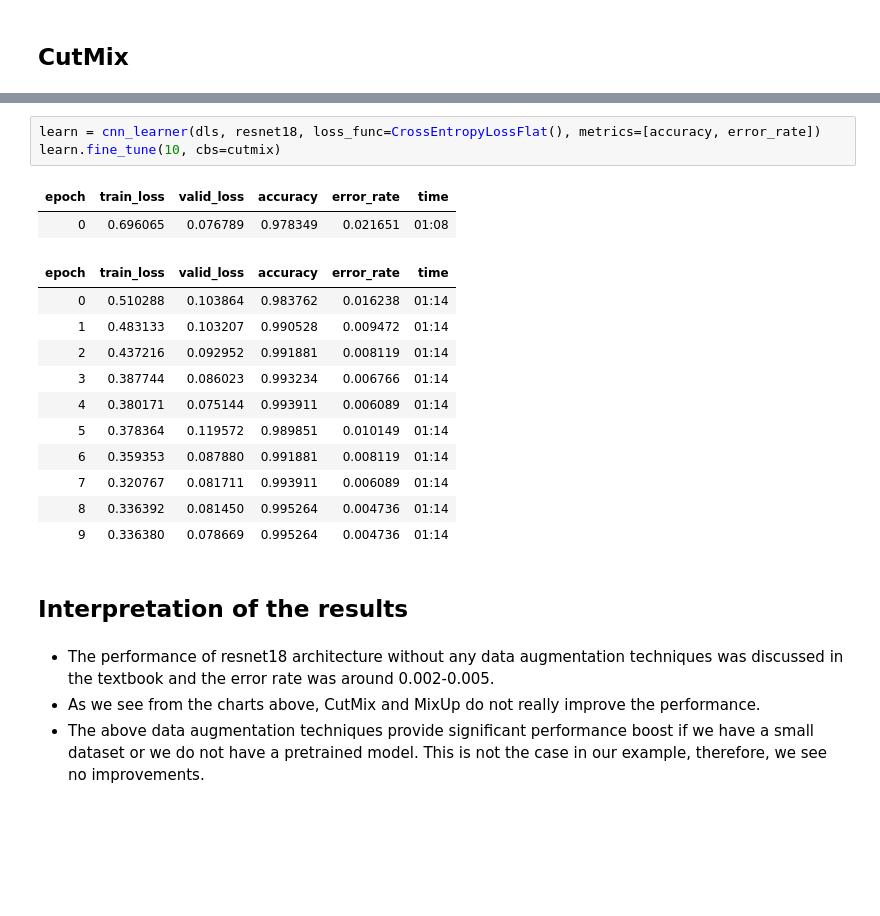
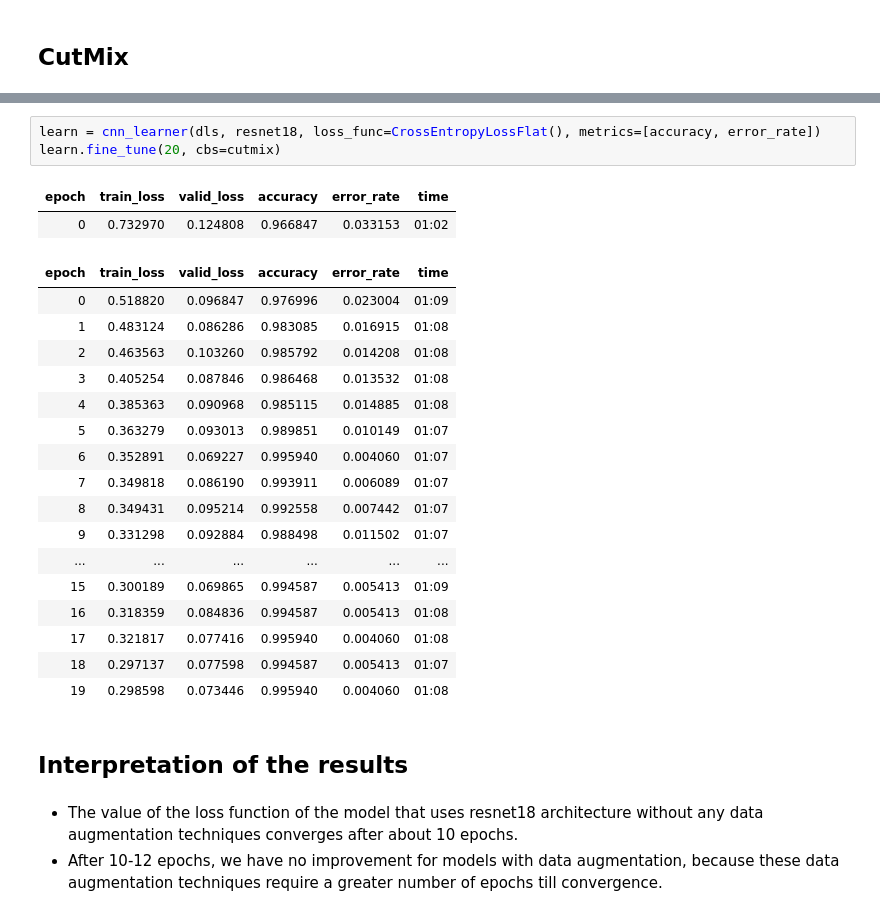
Before and after one commit to LevanBerelidze/cs-550-homework, a Jupyter notebook: Problem_1.ipynb, the cells around one changed output, grey strips where cells are left out. Cells and saved outputs as stored; diff of their text form; blank space fills up the shorter version.

```diff
--- a/Problem_1.ipynb
+++ b/Problem_1.ipynb
@@ -74,23 +108,28 @@ dls.show_batch(b=(cutmix.x,cutmix.y), ctxs=axs.flatten())
 # %%
 learn = cnn_learner(dls, resnet18, loss_func=CrossEntropyLossFlat(), metrics=[accuracy, error_rate])
-learn.fine_tune(10, cbs=cutmix)
+learn.fine_tune(20, cbs=cutmix)
 # %% [output]
 | epoch | train_loss | valid_loss | accuracy | error_rate | time |
-| 0 | 0.696065 | 0.076789 | 0.978349 | 0.021651 | 01:08 |
+| 0 | 0.732970 | 0.124808 | 0.966847 | 0.033153 | 01:02 |
 | epoch | train_loss | valid_loss | accuracy | error_rate | time |
-| 0 | 0.510288 | 0.103864 | 0.983762 | 0.016238 | 01:14 |
-| 1 | 0.483133 | 0.103207 | 0.990528 | 0.009472 | 01:14 |
-| 2 | 0.437216 | 0.092952 | 0.991881 | 0.008119 | 01:14 |
-| 3 | 0.387744 | 0.086023 | 0.993234 | 0.006766 | 01:14 |
-| 4 | 0.380171 | 0.075144 | 0.993911 | 0.006089 | 01:14 |
-| 5 | 0.378364 | 0.119572 | 0.989851 | 0.010149 | 01:14 |
-| 6 | 0.359353 | 0.087880 | 0.991881 | 0.008119 | 01:14 |
-| 7 | 0.320767 | 0.081711 | 0.993911 | 0.006089 | 01:14 |
-| 8 | 0.336392 | 0.081450 | 0.995264 | 0.004736 | 01:14 |
-| 9 | 0.336380 | 0.078669 | 0.995264 | 0.004736 | 01:14 |
+| 0 | 0.518820 | 0.096847 | 0.976996 | 0.023004 | 01:09 |
+| 1 | 0.483124 | 0.086286 | 0.983085 | 0.016915 | 01:08 |
+| 2 | 0.463563 | 0.103260 | 0.985792 | 0.014208 | 01:08 |
+| 3 | 0.405254 | 0.087846 | 0.986468 | 0.013532 | 01:08 |
+| 4 | 0.385363 | 0.090968 | 0.985115 | 0.014885 | 01:08 |
+| 5 | 0.363279 | 0.093013 | 0.989851 | 0.010149 | 01:07 |
+| 6 | 0.352891 | 0.069227 | 0.995940 | 0.004060 | 01:07 |
+| 7 | 0.349818 | 0.086190 | 0.993911 | 0.006089 | 01:07 |
+| 8 | 0.349431 | 0.095214 | 0.992558 | 0.007442 | 01:07 |
+| 9 | 0.331298 | 0.092884 | 0.988498 | 0.011502 | 01:07 |
+| ... | ... | ... | ... | ... | ... |
+| 15 | 0.300189 | 0.069865 | 0.994587 | 0.005413 | 01:09 |
+| 16 | 0.318359 | 0.084836 | 0.994587 | 0.005413 | 01:08 |
+| 17 | 0.321817 | 0.077416 | 0.995940 | 0.004060 | 01:08 |
+| 18 | 0.297137 | 0.077598 | 0.994587 | 0.005413 | 01:07 |
+| 19 | 0.298598 | 0.073446 | 0.995940 | 0.004060 | 01:08 |
 # %% [markdown]
 ## Interpretation of the results
-# %% [markdown]
-- The performance of resnet18 architecture without any data augmentation techniques was discussed in the textbook and the error rate was around 0.002-0.005.
-- As we see from the charts above, CutMix and MixUp do not really improve the performance.
-- The above data augmentation techniques provide significant performance boost if we have a small dataset or we do not have a pretrained model. This is not the case in our example, therefore, we see no improvements.
+# %% [markdown]
+- The value of the loss function of the model that uses resnet18 architecture without any data augmentation techniques converges after about 10 epochs.
+- After 10-12 epochs, we have no improvement for models with data augmentation, because these data augmentation techniques require a greater number of epochs till convergence.
```
Also changed, not shown: parts of 6 cells of this notebook.
